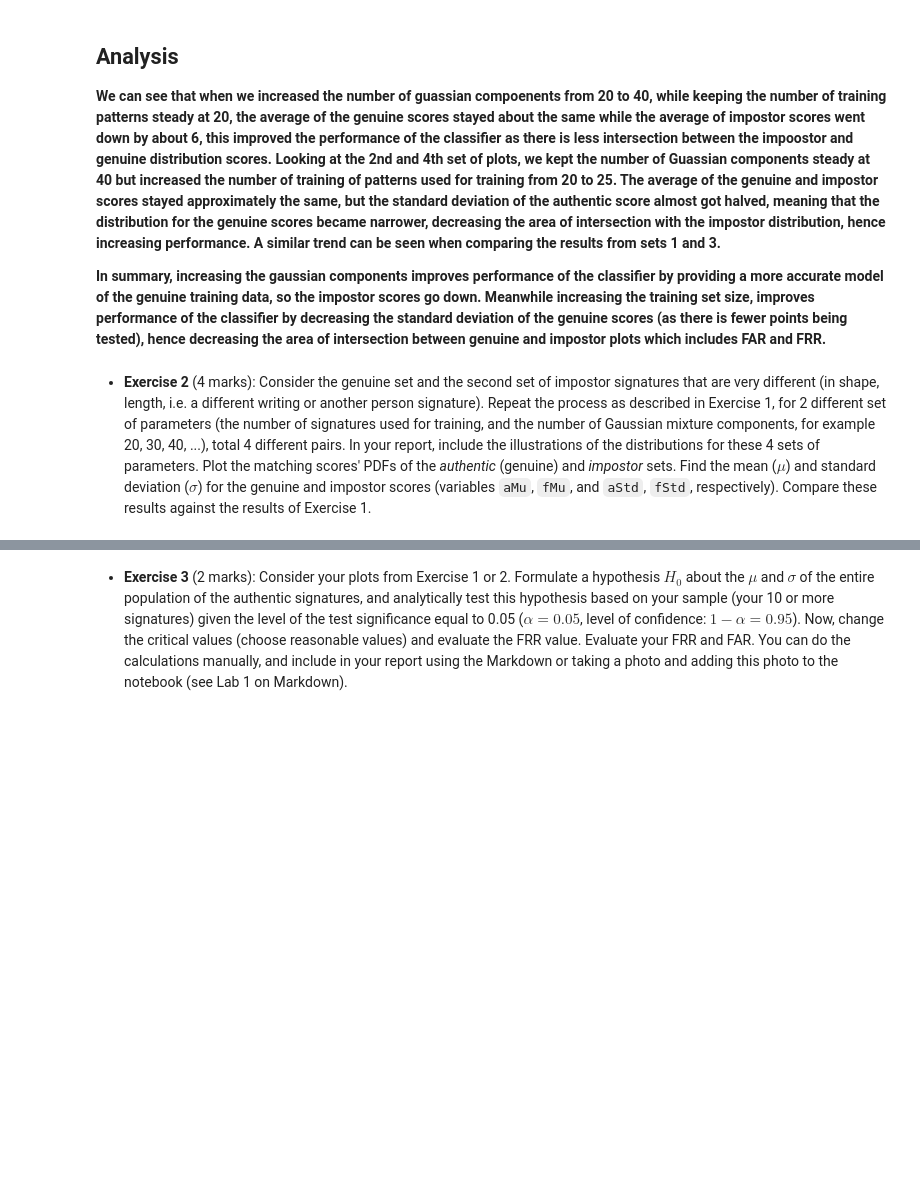
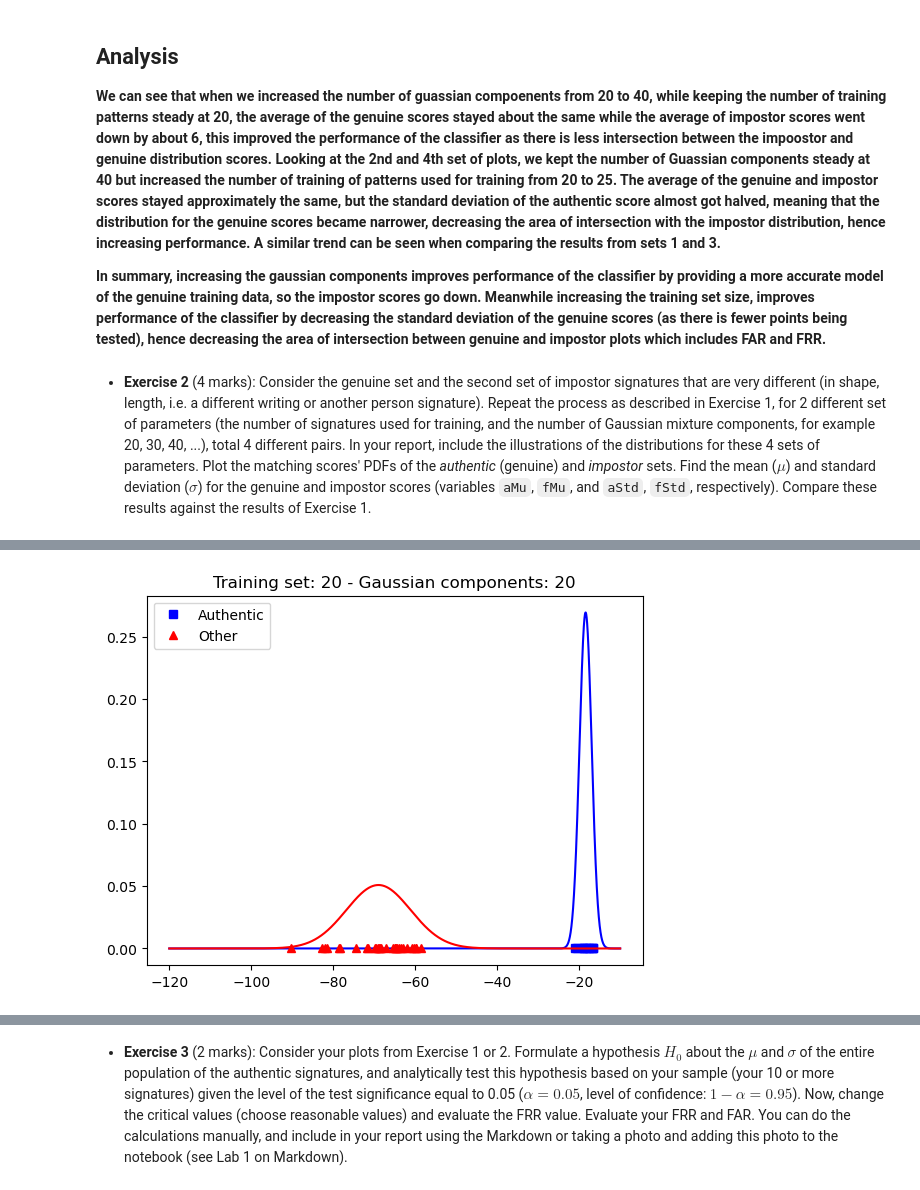
Before and after one commit to A-Anwar73/ENCM509_Labs_and_Projects, a Jupyter notebook: Lab_3/Lab3-SigVerif GMM.ipynb, the cells around one changed output, grey strips where cells are left out. Cells and saved outputs as stored; diff of their text form; code cells hidden in the pictures; blank space fills up the shorter version.

```diff
--- a/Lab_3/Lab3-SigVerif GMM.ipynb
+++ b/Lab_3/Lab3-SigVerif GMM.ipynb
@@ -645,0 +671,90 @@ Standard Deviation of forgery scores: 15.0723
+# %%
+# number of signature samples to use for training the models
+NUMTRAININGPATTERNS = 20
+
+# number of Gaussian mixture components in the GMM
+NUMGCOMPONENTS = 20
+
+# usually we don't know the final size of train_set because
+# each signature has different number of points.
+# to later on use 'concatenate', is necessary to take the first sample outside the loop
+train_set = np.reshape(auth_lst[0], (-1,4))
+
+# this for-loop put all the first "NUMTRAININGPATTERNS" in a huge matrix
+# this matrix, stored in the varaible "train_set" will be used for the training
+for i in range(1,NUMTRAININGPATTERNS):
+    # taking from authentic/genuine
+    sample = np.reshape(auth_lst[i], (-1,4))
+    train_set = np.concatenate((train_set, sample), axis=0)
+
+# Training the GaussianMixture model from Scikit-Learn library
+# the .fit(...) will perform the training step using the "train_set"
+gmm = GaussianMixture(n_components=NUMGCOMPONENTS).fit(train_set)
+
+# to store all the scores calculated
+aScores = []
+
+# going through the remaining signatures after removing the first 20 for training
+for i in range(NUMTRAININGPATTERNS, total_signatures):
+    # taking from authentic/genuine
+    sample =  np.reshape(auth_lst[i], (-1,4))
+    # compute the per-sample average log-likelihood of the given data.
+    score = gmm.score(sample)
+    # add the score calculated to the list aScores
+    aScores.append(score)
+
+fScores = []
+for i in range(numForgedSigs):
+    # taking from the impostor
+    sample =  np.reshape(other_lst[i], (-1,4))
+    score = gmm.score(sample)
+    fScores.append(score)
+
+# authentic set
+aMu = np.mean(aScores)
+aStd = np.std(aScores)
+
+# impostor set
+fMu = np.mean(fScores)
+fStd = np.std(fScores)
+
+print('Average of authentic scores: %.4f' % (aMu))
+print('Standard Deviation of authentic scores: %.4f' % (aStd))
+print('Average of forgery scores: %.4f' % (fMu))
+print('Standard Deviation of forgery scores: %.4f' % (fStd))
+
+# change this range for your set
+x = np.arange(-120, -10, 0.01)
+
+aProb = norm.pdf(x, loc=aMu, scale=aStd)
+fProb = norm.pdf(x, loc=fMu, scale=fStd)
+plt.plot(x, aProb, 'b')
+plt.plot(aScores, np.zeros(len(aScores)), 'bs', lw=2, label='Authentic')
+plt.plot(x, fProb, 'r')
+plt.plot(fScores, np.zeros(len(fScores)), 'r^', lw=2, label='Other')
+plt.legend()
+plt.title('Training set: {} - Gaussian components: {}'.format(NUMTRAININGPATTERNS, NUMGCOMPONENTS))
+
+plt.figure(figsize=(10,4))
+
+# Authentic set
+x = np.arange(-30, -10, 0.01)
+aProb = norm.pdf(x, loc=aMu, scale=aStd)
+
+plt.subplot(1,2,1)
+plt.plot(x, aProb, 'b')
+plt.plot(aScores, np.zeros(len(aScores)), 'bs', lw=2, label='Authentic')
+plt.legend();
+plt.title('Training set: {} - Gaussian components: {}'.format(NUMTRAININGPATTERNS, NUMGCOMPONENTS))
+
+
+# Forged (impostor) set
+x = np.arange(-120, 0, 0.01)
+fProb = norm.pdf(x, loc=fMu, scale=fStd)
+
+plt.subplot(1,2,2)
+plt.plot(x, fProb, 'r')
+plt.plot(fScores, np.zeros(len(fScores)), 'r^', lw=2, label='Other')
+plt.legend();
+plt.title('Training set: {} - Gaussian components: {}'.format(NUMTRAININGPATTERNS, NUMGCOMPONENTS));
+# %% [output]
@@ -645,0 +765 @@ Standard Deviation of forgery scores: 15.0723
+[figure, added]
```
Also changed, not shown: parts of 5 cells of this notebook.
